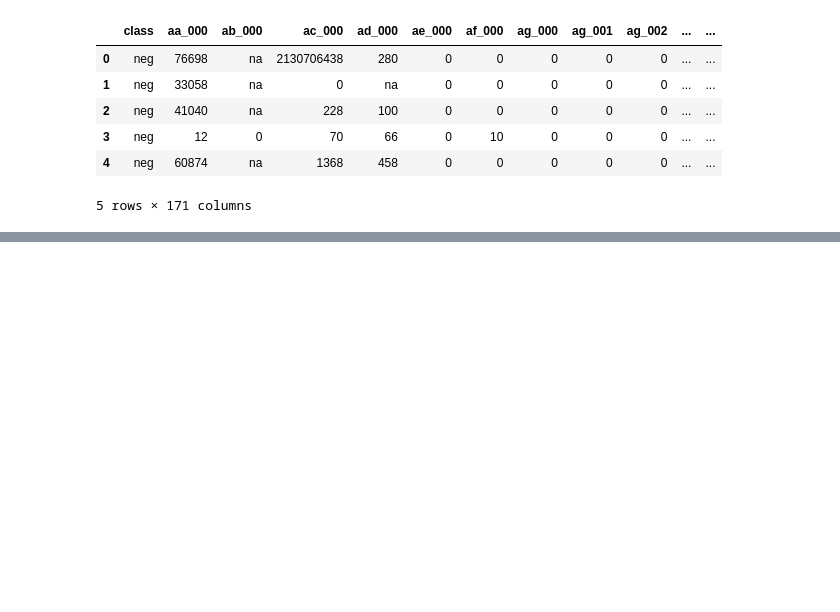
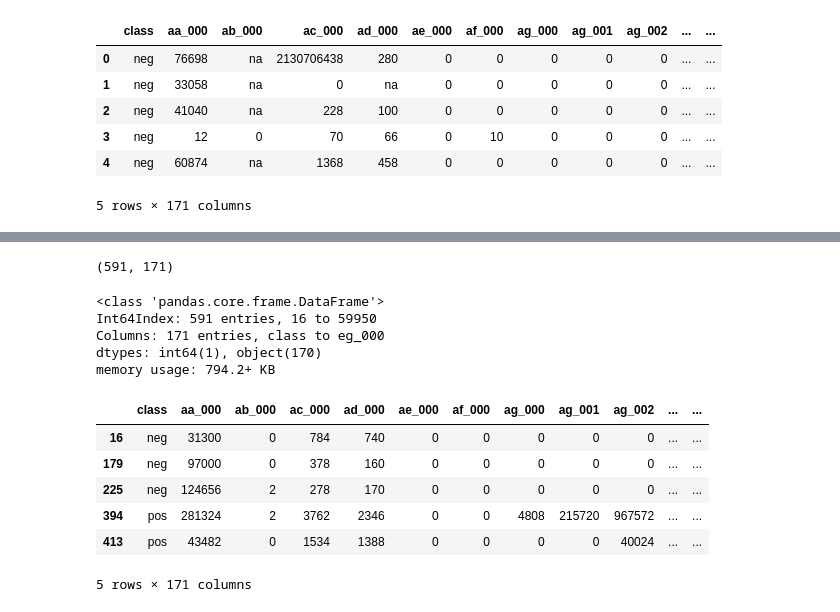
Before and after one commit to SamuelhBueno/DP_CA, a Jupyter notebook: DP_CA.ipynb, the cells around one changed output, grey strips where cells are left out. Drawn from its saved outputs; the diff is of its cells as text; code cells hidden in the pictures; blank space fills up the shorter version.

Commit message:
Data Cleaning
I've cleaned all the data.
I'll try to apply PCA.

```diff
--- a/DP_CA.ipynb
+++ b/DP_CA.ipynb
@@ -130,0 +155,2 @@ plt.ylabel('cumulative explained variance');
+# %%
+new_aps = aps_failure_new.dropna(axis=0)
@@ -130,0 +172,22 @@ plt.ylabel('cumulative explained variance');
+# %%
+new_aps.shape
+# %% [output]
+(591, 171)
+# %%
+new_aps.info()
+# %% [output]
+<class 'pandas.core.frame.DataFrame'>
+Int64Index: 591 entries, 16 to 59950
+Columns: 171 entries, class to eg_000
+dtypes: int64(1), object(170)
+memory usage: 794.2+ KB
+# %%
+new_aps.head()
+# %% [output]
+|  | class | aa_000 | ab_000 | ac_000 | ad_000 | ae_000 | af_000 | ag_000 | ag_001 | ag_002 | ... | ... |
+| 16 | neg | 31300 | 0 | 784 | 740 | 0 | 0 | 0 | 0 | 0 | ... | ... |
+| 179 | neg | 97000 | 0 | 378 | 160 | 0 | 0 | 0 | 0 | 0 | ... | ... |
+| 225 | neg | 124656 | 2 | 278 | 170 | 0 | 0 | 0 | 0 | 0 | ... | ... |
+| 394 | pos | 281324 | 2 | 3762 | 2346 | 0 | 0 | 4808 | 215720 | 967572 | ... | ... |
+| 413 | pos | 43482 | 0 | 1534 | 1388 | 0 | 0 | 0 | 0 | 40024 | ... | ... |
+5 rows × 171 columns
```
Also changed, not shown: parts of 25 cells of this notebook.
